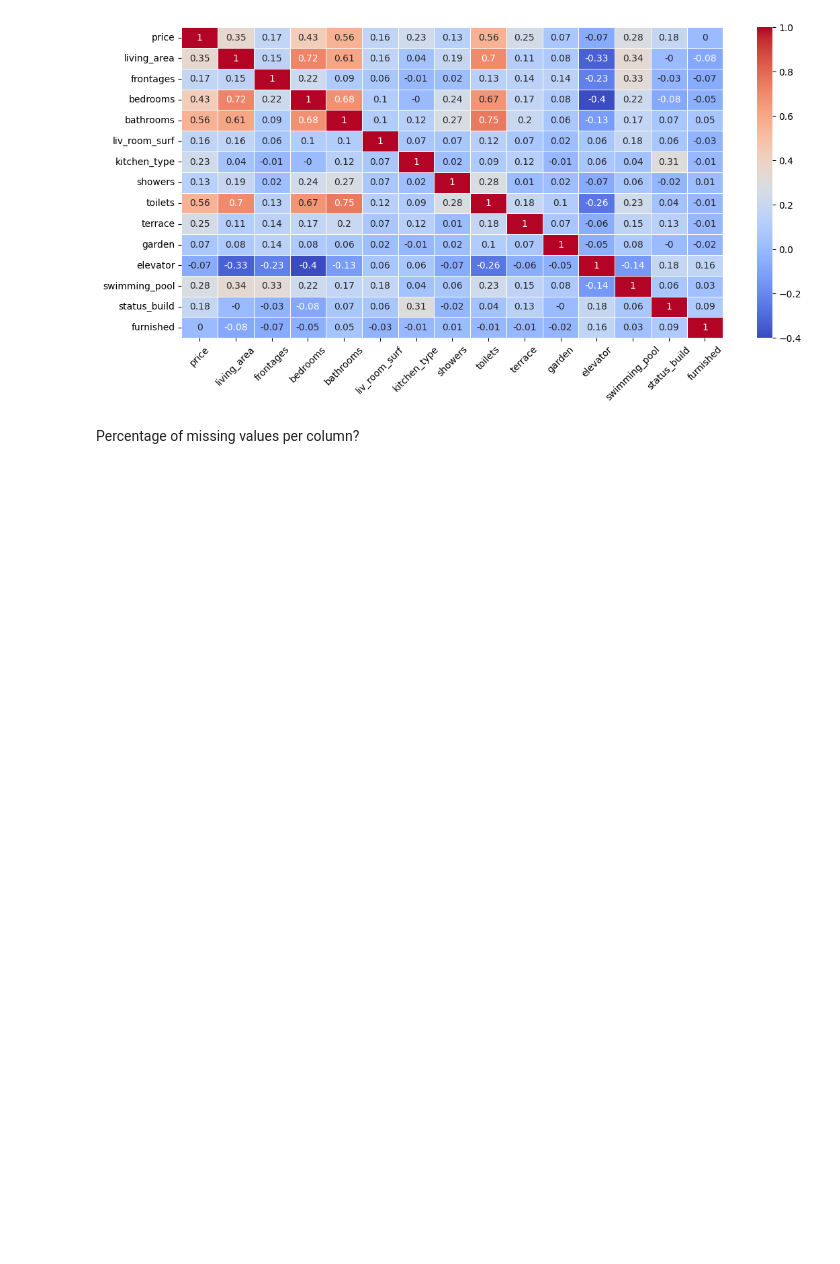
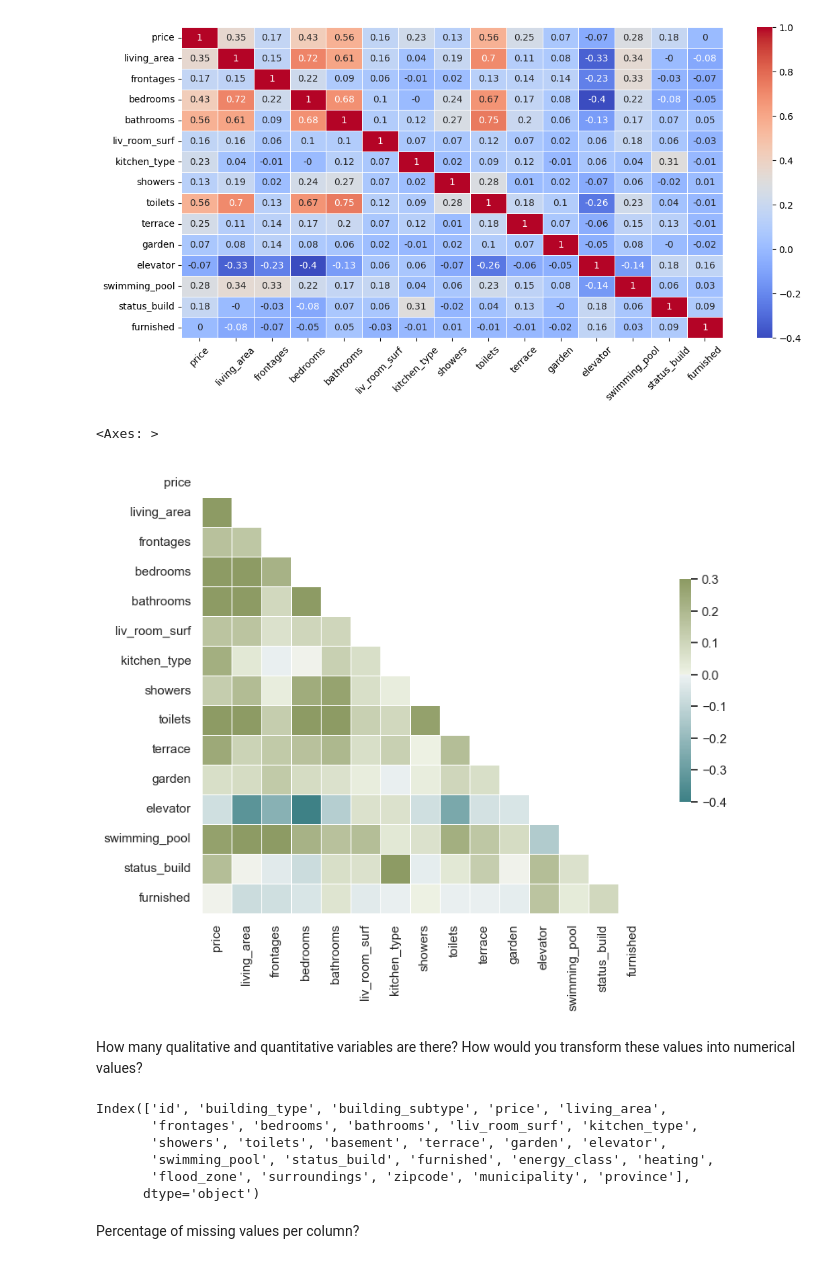
Before and after one commit to Bizkochito/challenge-data-analysis, a Jupyter notebook: src/utils/data_analysis.ipynb, the cells around one changed output. Saved outputs shown, nothing was run; the diff lists cells and outputs as text; code cells hidden in the pictures; blank space fills up the shorter version.

```diff
--- a/src/utils/data_analysis.ipynb
+++ b/src/utils/data_analysis.ipynb
@@ -60,5 +67,38 @@ plt.xticks(rotation=45)
 plt.show()
 # %% [output]
 [figure]
+# %%
+import numpy as np
+
+sns.set_theme(style="white")
+
+correlation = df.drop(columns=['id', 'surroundings', 'energy_class','basement', 'heating', 'flood_zone', 'zipcode', 'building_type', 'building_subtype', 'municipality', 'province'])
+
+correlation_df = correlation.corr().round(2)
+
+mask = np.triu(np.ones_like(correlation_df, dtype=bool))
+
+f, ax = plt.subplots(figsize=(10, 7))
+
+cmap = sns.diverging_palette(200, 100, as_cmap=True)
+
+sns.heatmap(correlation_df, mask=mask, cmap=cmap, vmax=.3, center=0,
+            square=True, linewidths=.5, cbar_kws={"shrink": .5})
+# %% [output]
+<Axes: >
+[figure, added]
+# %% [markdown]
+How many qualitative and quantitative variables are there? How would you transform these values into numerical values?
+# %%
+df.columns
+# 7 - Qualitative
+# 18 - Quantitative
+# %% [output]
+Index(['id', 'building_type', 'building_subtype', 'price', 'living_area',
+       'frontages', 'bedrooms', 'bathrooms', 'liv_room_surf', 'kitchen_type',
+       'showers', 'toilets', 'basement', 'terrace', 'garden', 'elevator',
+       'swimming_pool', 'status_build', 'furnished', 'energy_class', 'heating',
+       'flood_zone', 'surroundings', 'zipcode', 'municipality', 'province'],
+      dtype='object')
 # %% [markdown]
 Percentage of missing values per column?
```
Also changed, not shown: parts of 3 cells of this notebook.
